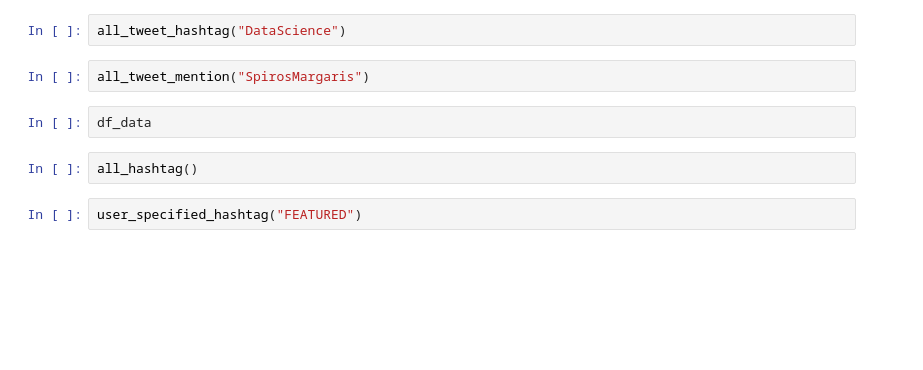
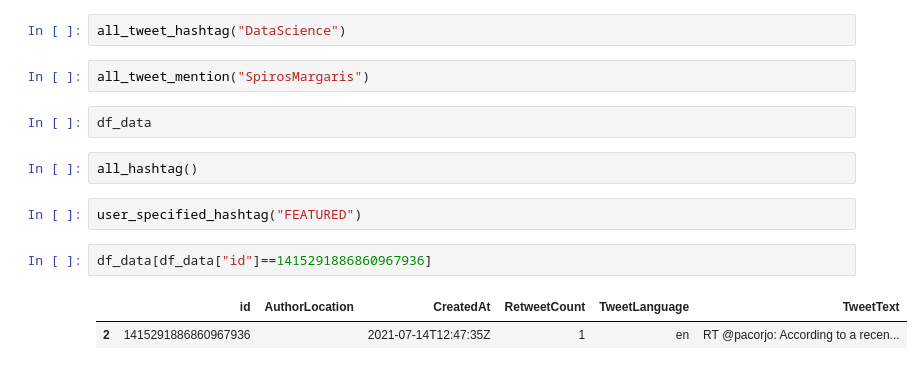
Before and after one commit to uvsq22202060/projet_InPoDa, a Jupyter notebook: test.ipynb, the cells around one changed output. Saved outputs shown, nothing was run; the diff lists cells and outputs as text; blank space fills up the shorter version.

```diff
--- a/test.ipynb
+++ b/test.ipynb
@@ -433,5 +438,10 @@ df_data
 all_hashtag()
 # %%
 user_specified_hashtag("FEATURED")
+# %%
+df_data[df_data["id"]==1415291886860967936]
+# %% [output]
+|  | id | AuthorLocation | CreatedAt | RetweetCount | TweetLanguage | TweetText |
+| 2 | 1415291886860967936 |  | 2021-07-14T12:47:35Z | 1 | en | RT @pacorjo: According to a recen... |
 # %%
 user_mentionned(1415291886860967936)
```
Also changed, not shown: parts of 11 cells of this notebook, 5 other files.
